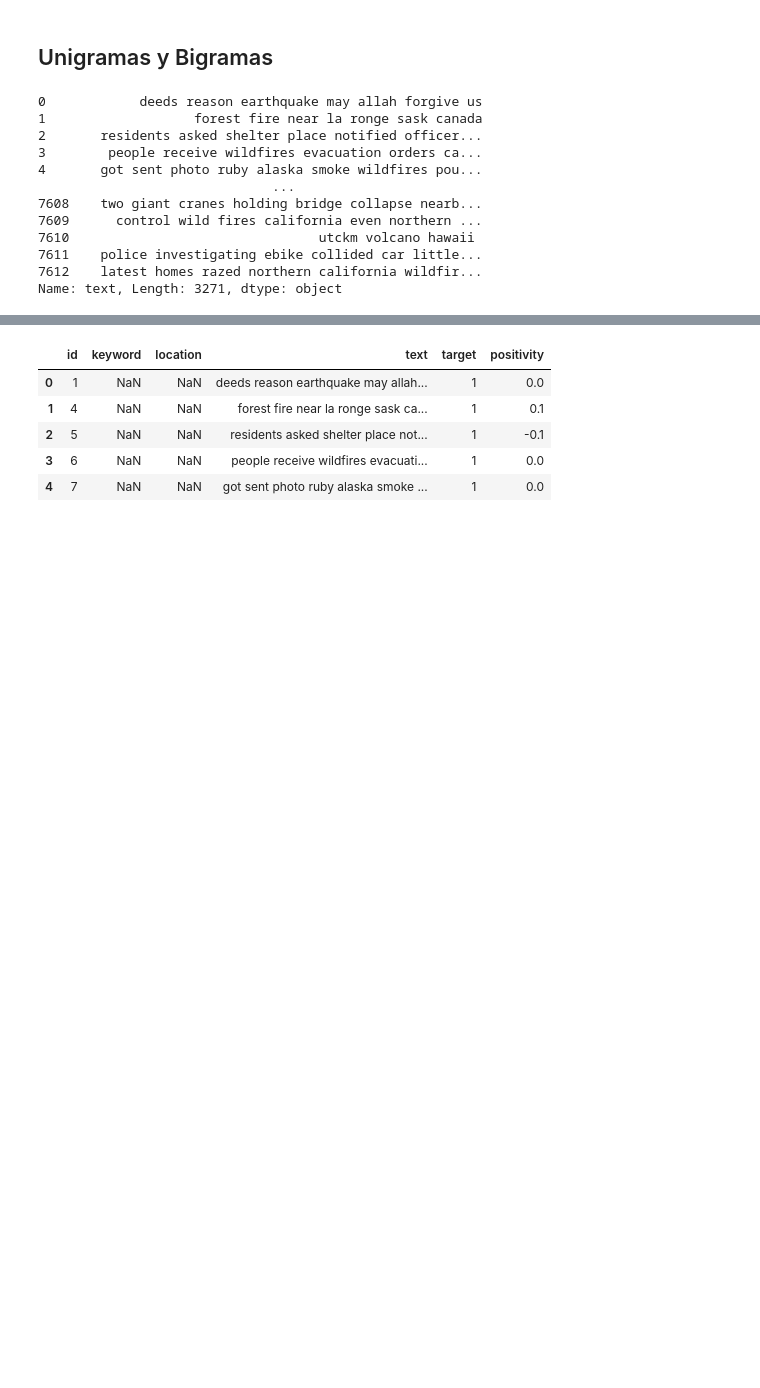
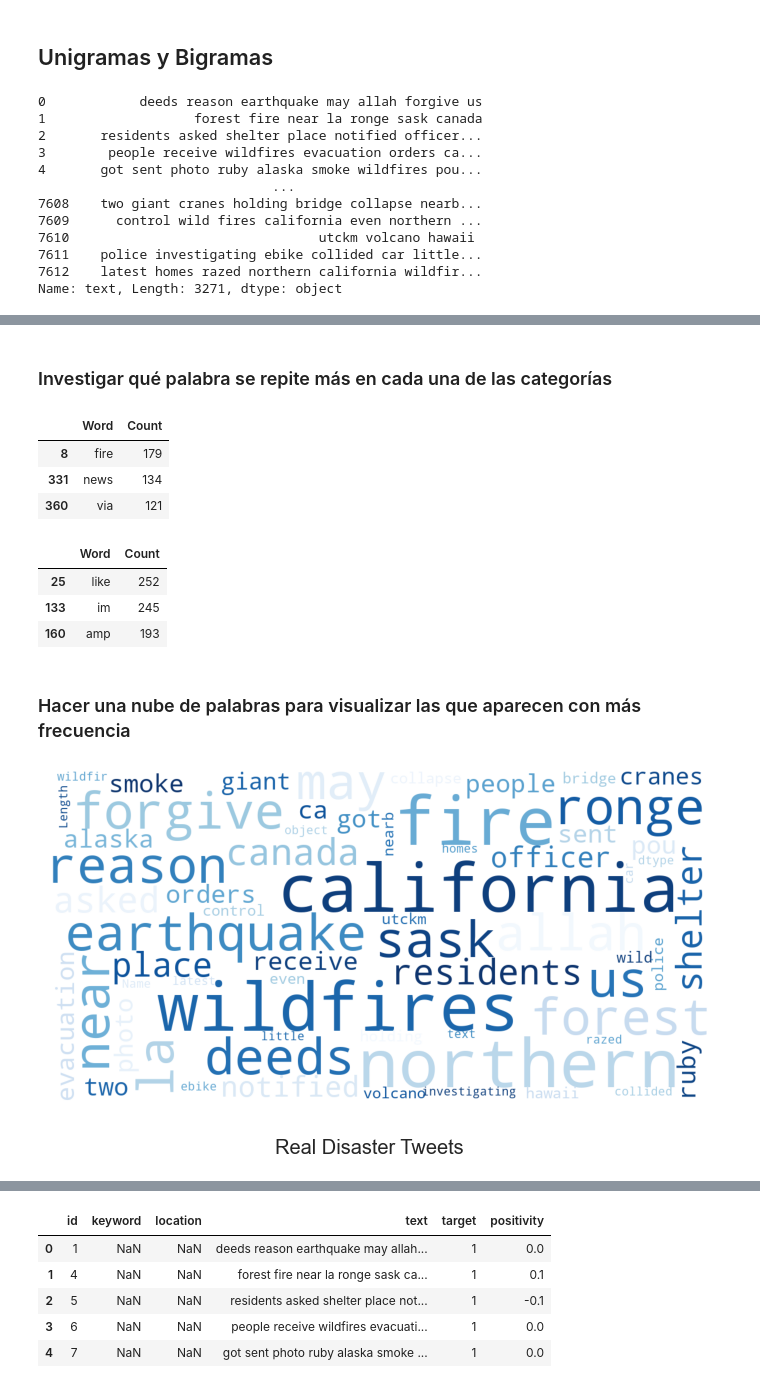
Before and after one commit to El-Mendez/data-science-lab5, a Jupyter notebook: notebook.ipynb, the cells around one changed output, grey strips where cells are left out. Saved outputs shown, nothing was run; the diff lists cells and outputs as text; code cells hidden in the pictures; blank space fills up the shorter version.

Commit message:
Analisis exploratorio y clasificando los tweets

```diff
--- a/notebook.ipynb
+++ b/notebook.ipynb
@@ -216,0 +221,45 @@ sns.barplot(y=df_bifake.Word.head(15), x=df_bifake.Count.head(15))
+# %% [markdown]
+### Investigar qué palabra se repite más en cada una de las categorías
+# %%
+df_unireal.head(3)
+# %% [output]
+|  | Word | Count |
+| 8 | fire | 179 |
+| 331 | news | 134 |
+| 360 | via | 121 |
+# %%
+df_unifake.head(3)
+# %% [output]
+|  | Word | Count |
+| 25 | like | 252 |
+| 133 | im | 245 |
+| 160 | amp | 193 |
+# %% [markdown]
+### Hacer una nube de palabras para visualizar las que aparecen con más frecuencia
+# %%
+# Referencia https://stackoverflow.com/questions/16645799/how-to-create-a-word-cloud-from-a-corpus-in-python Autor: HeadAndTail
+
+stopwords = set(STOPWORDS)
+
+def show_wordcloud(data, title = None):
+    wordcloud = WordCloud(
+        background_color='white',
+        stopwords=stopwords,
+        max_words=200,
+        max_font_size=40,
+        scale=3,
+        random_state=1 # chosen at random by flipping a coin; it was heads
+    ).generate(str(data))
+
+    fig = plt.figure(1, figsize=(12, 12))
+    plt.axis('off')
+    if title:
+        fig.suptitle(title, fontsize=20)
+        fig.subplots_adjust(top=2.3)
+
+    plt.imshow(wordcloud.recolor(colormap= 'Blues' , random_state=17), alpha=0.98)
+    plt.show()
+# %%
+show_wordcloud(real_disaster, title = 'Real Disaster Tweets')
+# %% [output]
+[figure, added]
```
Also changed, not shown: parts of 34 cells of this notebook.
